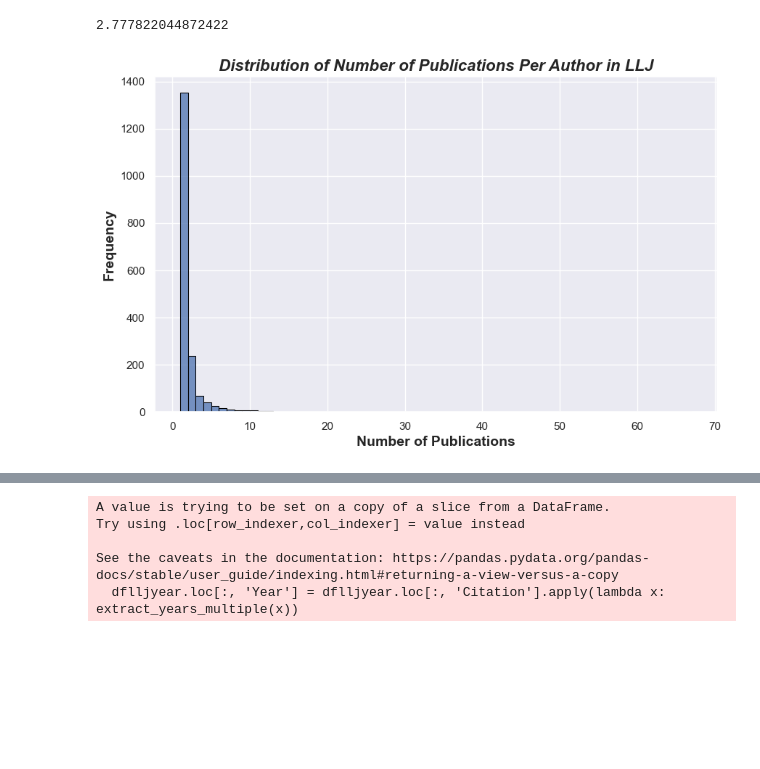
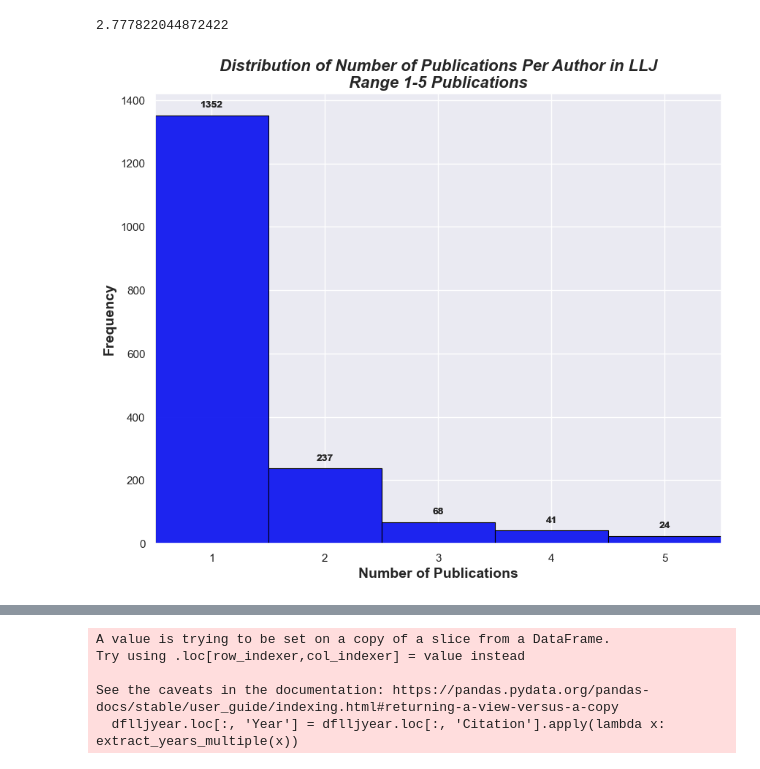
Before and after one commit to mattclem9/LLJSpectrum, a Jupyter notebook: Code/lljspec.ipynb, the cells around one changed output, grey strips where cells are left out. Saved outputs shown, nothing was run; the diff lists cells and outputs as text; code cells hidden in the pictures; blank space fills up the shorter version.

```diff
--- a/Code/lljspec.ipynb
+++ b/Code/lljspec.ipynb
@@ -390,15 +392,21 @@ specauthorcounts['Number of Publications'].std()
 # %% [output]
 2.777822044872422
 # %%
-# Set Seaborn style
 sns.set(style="darkgrid")
 
-plt.figure(figsize=(10, 6))
-sns.histplot(lljauthorcounts['Number of Publications'], bins=range(1, max(lljauthorcounts['Number of Publications']) + 2), kde=False, edgecolor='black')
+plt.figure(figsize=(10, 8))
+ax1 = sns.histplot(lljauthorcounts['Number of Publications'], bins=range(1, max(lljauthorcounts['Number of Publications']) + 2), kde=False, edgecolor='black')
+
+sns.histplot(lljauthorcounts['Number of Publications'], bins=range(1, max(lljauthorcounts['Number of Publications']) + 2), kde=False, edgecolor='black', color='blue')
 plt.xlabel('Number of Publications', fontsize = 14, fontweight = 'bold')
 plt.ylabel('Frequency', fontsize = 14, fontweight = 'bold')
-plt.title('Distribution of Number of Publications Per Author in LLJ', fontsize = 16, fontweight = 'bold', style = 'italic')
-# plt.savefig('distribution_publication_LLJHist.png')
+plt.title('Distribution of Number of Publications Per Author in LLJ\nRange 1-5 Publications', fontsize = 16, fontweight = 'bold', style = 'italic')
+plt.xlim(1, 6)
+bin_centers = [i + 0.5 for i in range(1, 6)]
+plt.xticks(bin_centers, range(1, 6))
+for p in ax1.patches:
+    ax1.annotate(str(int(p.get_height())), (p.get_x() + p.get_width() / 2., p.get_height()), ha='center', va='center', xytext=(0, 10), textcoords='offset points', fontsize=10, fontweight='bold')
+#plt.savefig('distribution_publication_LLJHist1.png')
 plt.show()
 # %% [output]
-[figure, old version]
+[figure, new version]
```
Also changed, not shown: parts of 12 cells of this notebook, 5 other files.
